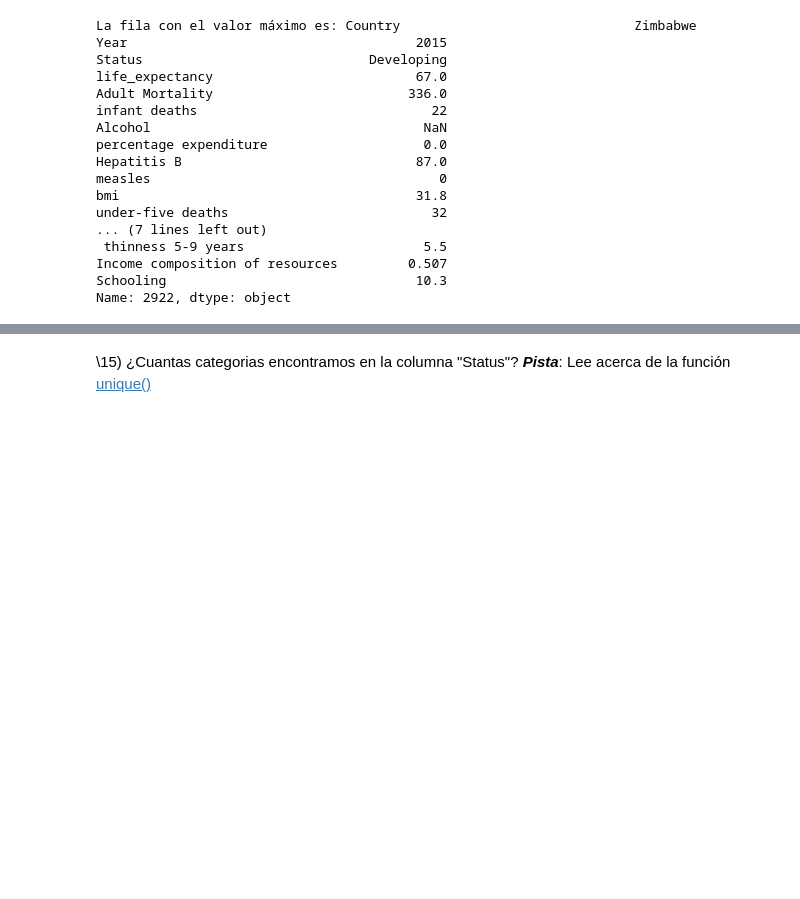
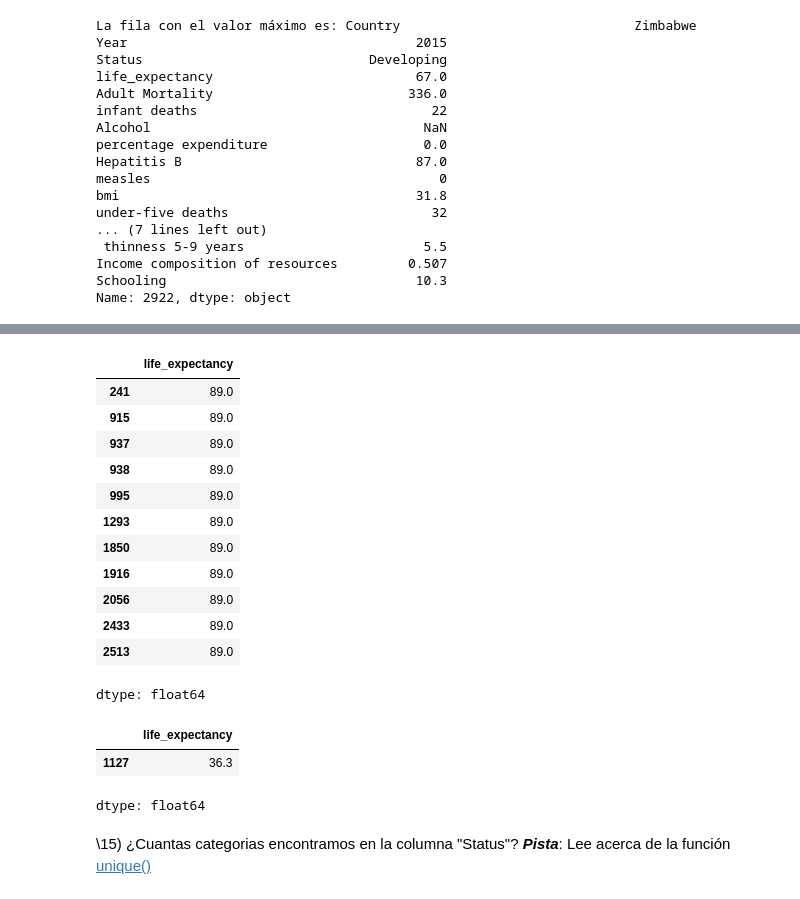
Before and after one commit to antonellafontanetto/DataScience, a Jupyter notebook: Notebook_7.ipynb, the cells around one changed output, grey strips where cells are left out. Cells and saved outputs as stored; diff of their text form; code cells hidden in the pictures; blank space fills up the shorter version.

```diff
--- a/Notebook_7.ipynb
+++ b/Notebook_7.ipynb
@@ -224,5 +233,6 @@ Una función útil para este fin es: `.rename()`. Y podemos utilizarla de la sig
 11) Renombra la columna 'Life expectancy ' como 'life_expectancy', ' BMI ' como 'bmi' y ''Measles ' como 'measles'. No olvides de usar `inplace` para modificar el DataFrame original. Luego chequea que el cambio se haya hecho correctamente.
 # %%
 # Renombro columnas del DataFrame
-expvida = expvida.rename(columns={"Life expectancy ": "life_expectancy", " BMI ": "bmi", "Measles ": "measles"},inplace=True)
+expvida = expvida.rename(columns={"Life expectancy ": "life_expectancy", " BMI ": "bmi", "Measles ": "measles"})
+expvida.columns
 # %% [output]
@@ -342,9 +439,31 @@ print(minima_exp)
 # %%
 # Filtro las columnas para mostrar solo las filas que tengan valor
 # igual al maximo
+maximos = expvida[expvida['life_expectancy'] == expvida['life_expectancy'].max()]
+maximos.iloc[:,3]
+# %% [output]
+|  | life_expectancy |
+| 241 | 89.0 |
+| 915 | 89.0 |
+| 937 | 89.0 |
+| 938 | 89.0 |
+| 995 | 89.0 |
+| 1293 | 89.0 |
+| 1850 | 89.0 |
+| 1916 | 89.0 |
+| 2056 | 89.0 |
+| 2433 | 89.0 |
+| 2513 | 89.0 |
+dtype: float64
 # %%
 # Filtro las columnas para mostrar solo las filas que tengan valor
 # igual al minimo
+minimos_columna = expvida[expvida['life_expectancy'] == expvida['life_expectancy'].min()]
+minimos_columna.iloc[:,3]
+# %% [output]
+|  | life_expectancy |
+| 1127 | 36.3 |
+dtype: float64
 # %% [markdown]
 \15) ¿Cuantas categorias encontramos en la columna "Status"? _**Pista**_: Lee acerca de la función [unique()](http://pandas.pydata.org/pandas-docs/stable/reference/api/pandas.Series.unique.html?highlight=unique#pandas.Series.unique)
 # %%
```
Also changed, not shown: parts of 31 cells of this notebook.
